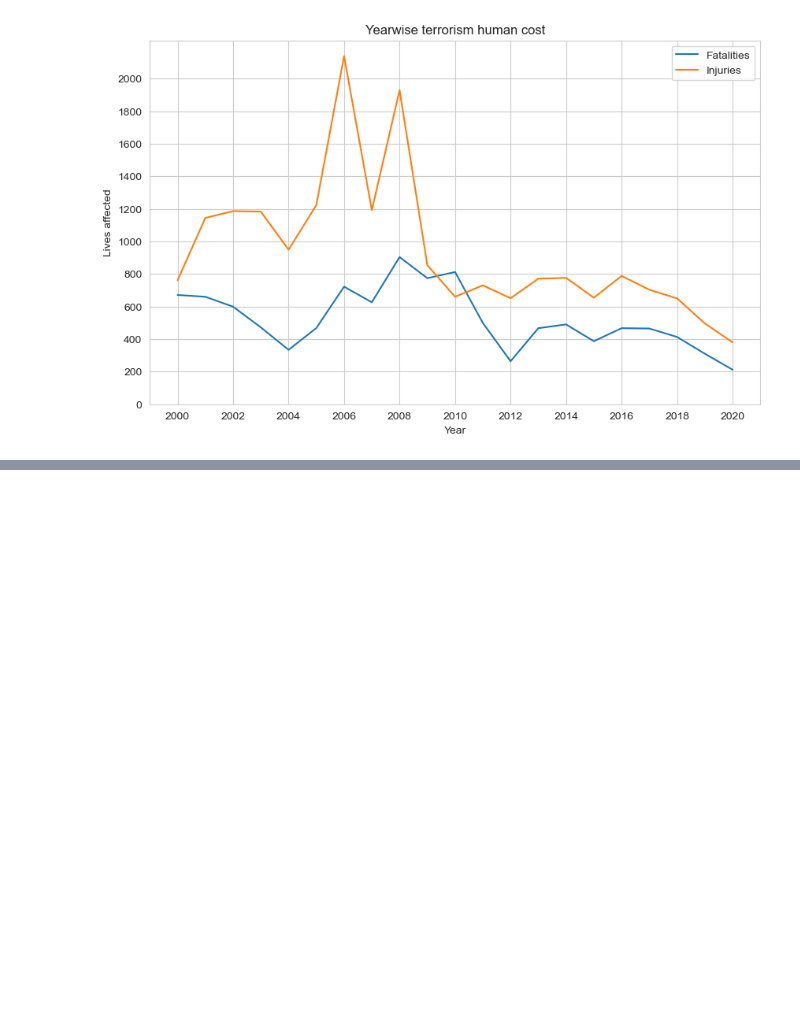
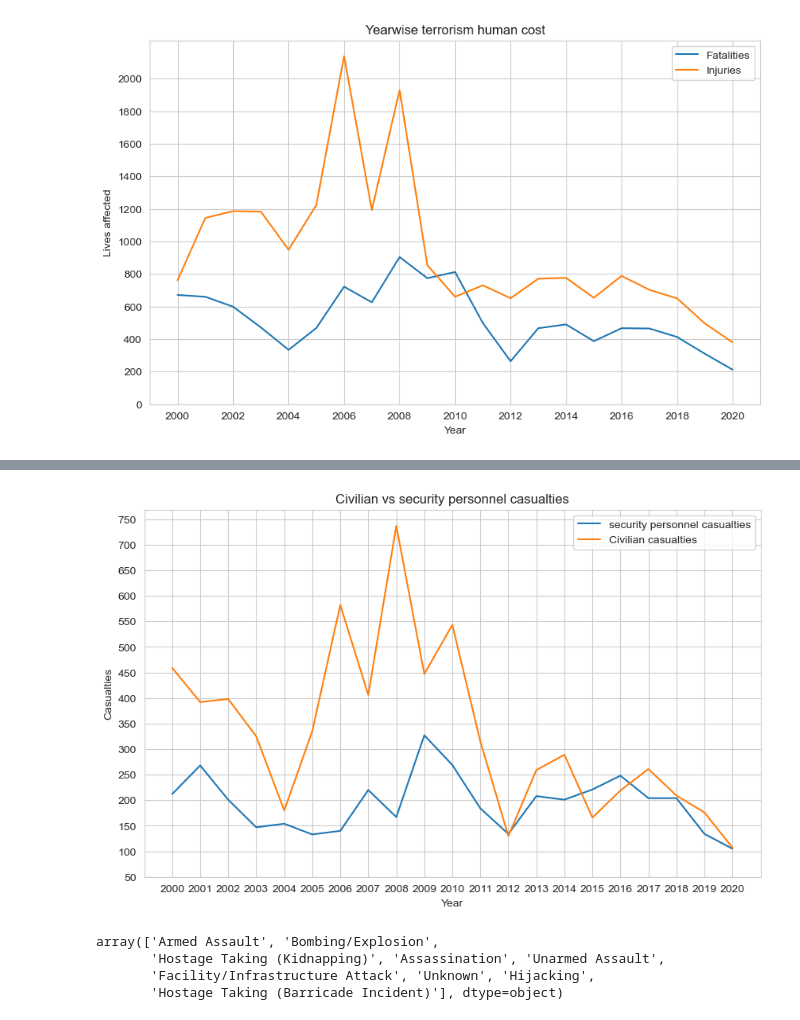
Before and after one commit to Apopheniac-exe/india-terrorism-data-analysis, a Jupyter notebook: notebooks/01_exploratory_analysis.ipynb, the cells around one changed output, grey strips where cells are left out. Cells and saved outputs as stored; diff of their text form; code cells hidden in the pictures; blank space fills up the shorter version.

```diff
--- a/notebooks/01_exploratory_analysis.ipynb
+++ b/notebooks/01_exploratory_analysis.ipynb
@@ -250,0 +271,26 @@ plt.legend();
+# %%
+mask = final_df['targtype1_txt'].isin(['Police','Military','Government'])
+security_fatalities= final_df.loc[mask].groupby('iyear')['nkill'].sum()
+summary_df['security_fatalities'] = (summary_df['iyear'].map(security_fatalities))
+# %%
+mask2=~final_df['targtype1_txt'].isin(['Police','Military','Government'])
+civilian_casualties= final_df.loc[mask2].groupby('iyear')['nkill'].sum()
+summary_df['civilian_casualties'] = (summary_df['iyear'].map(civilian_casualties))
+# %%
+plt.plot(summary_df['iyear'],summary_df['security_fatalities'], label='security personnel casualties')
+plt.plot(summary_df['iyear'],summary_df['civilian_casualties'], label='Civilian casualties')
+plt.xlabel("Year")
+plt.ylabel("Casualties")
+plt.legend()
+plt.title("Civilian vs security personnel casualties")
+plt.xticks(ticks=range(2000,2021,1))
+plt.yticks(ticks=range(50,800,50));
+# %% [output]
+[figure, added]
+# %%
+final_df['attacktype1_txt'].unique()
+# %% [output]
+array(['Armed Assault', 'Bombing/Explosion',
+       'Hostage Taking (Kidnapping)', 'Assassination', 'Unarmed Assault',
+       'Facility/Infrastructure Attack', 'Unknown', 'Hijacking',
+       'Hostage Taking (Barricade Incident)'], dtype=object)
```
Also changed, not shown: parts of 20 cells of this notebook.
